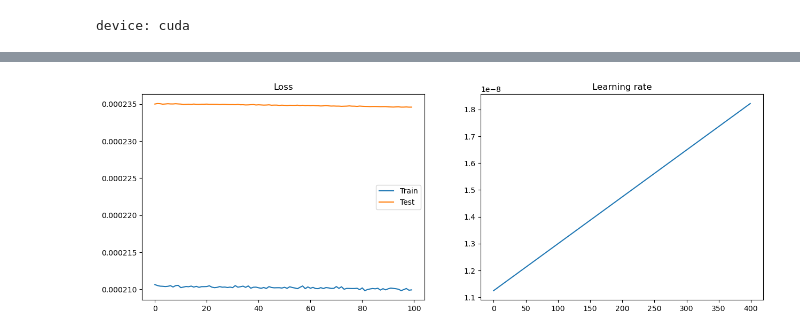
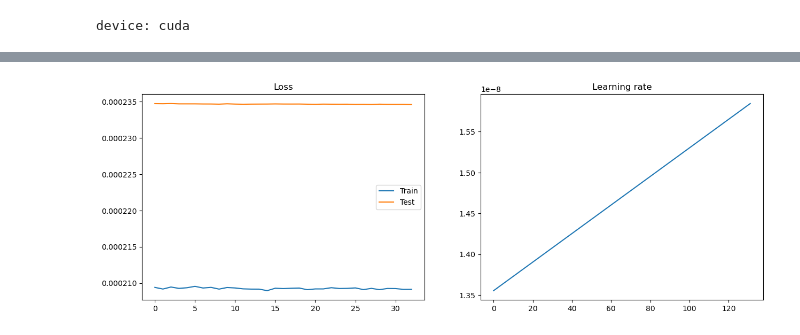
Before and after one commit to maximofn/Curso_Pytorch, a Jupyter notebook: 05 Transformers/32 Entrenamiento.ipynb, the cells around one changed output, grey strips where cells are left out. Drawn from its saved outputs; the diff is of its cells as text; code cells hidden in the pictures.

```diff
--- a/05 Transformers/32 Entrenamiento.ipynb
+++ b/05 Transformers/32 Entrenamiento.ipynb
@@ -188,8 +185,7 @@ Vemos que el dataset está bien creado, ahora creamos el `Dataloader`
 # %%
 from torch.utils.data import DataLoader
 
-BS = 16
-# BS = 128 # ! Quitar
+BS = 256
 
 train_dataloader = DataLoader(train_dataset, batch_size=BS, shuffle=True)
 validation_dataloader = DataLoader(validation_dataset, batch_size=BS, shuffle=False)
@@ -620,19 +595,45 @@ device: cuda
 # %%
-epochs = 100000
-# epochs = 100 # ! Quitar
+import os
+
+# epochs = 100000
+epochs = 100 # ! Quitar
+
 train_loss_list = []
 train_lr_list = []
-test_loss_list = []
+validation_loss_list = []
 train_loss_list = np.array(train_loss_list)
 train_lr_list = np.array(train_lr_list)
-test_loss_list = np.array(test_loss_list)
+validation_loss_list = np.array(validation_loss_list)
+
+best_loss = 1000000
+
+t0 = time.time()
+# max_seconds = 60*60*11 + 60*30 # 11 horas y 30 minutos
+max_seconds = 60*1 # ! Quitar
+
+model_path = f"model_{BS}"
 for t in range(epochs):
-    print(f"Epoch {t+1}\n-------------------------------")
-    train_loss, train_lr = train_loop(train_dataloader, transformer, loss_function, optimizer, device, mask)
+    days, hours, minutes, seconds = elapsed_time(t0)
+    print(f"\nEpoch {t+1}\n-------------------------------, {days} days, {hours} hours, {minutes} minutes, {seconds} seconds")
+    train_loss, train_lr = train_loop(train_dataloader, transformer, loss_function, optimizer, device, mask, t+1)
     validation_loss = validation_loop(validation_dataloader, transformer, loss_function, device, mask)
+
     train_loss_list = np.append(train_loss_list, train_loss)
     train_lr_list = np.append(train_lr_list, train_lr)
-    test_loss_list = np.append(test_loss_list, validation_loss)
+    validation_loss_list = np.append(validation_loss_list, validation_loss)
+
+    if validation_loss < best_loss:
+        best_loss = validation_loss
+        if not os.path.exists(model_path):
+            os.makedirs(model_path)
+        torch.save(transformer.state_dict(), f'{model_path}/transformer.pth')
+        print(f"Best model saved with loss {best_loss} at epoch {t+1} in time {time.time()-t0} with lr {train_lr[-1]}")
+
+    days, hours, minutes, seconds = elapsed_time(t0)
+    train_elapsed_seconds = elapsed_seconds(days, hours, minutes, seconds)
+    if train_elapsed_seconds > max_seconds:
+        print("Time out!")
+        break
 print("Done!")
 # %% [output]
 Epoch 1
@@ -655,13 +663,13 @@ Done!
 # %%
 import matplotlib.pyplot as plt
 
 fig, axs = plt.subplots(1, 2, figsize=(15, 5))
 axs[0].plot(train_loss_list)
-axs[0].plot(test_loss_list)
+axs[0].plot(validation_loss_list)
 axs[0].set_title("Loss")
 axs[0].legend(["Train", "Test"])
 axs[1].plot(train_lr_list)
 axs[1].set_title("Learning rate")
 plt.show()
 # %% [output]
-[figure, old version]
+[figure, new version]
```
Also changed, not shown: parts of 26 cells of this notebook, 1 other file.
